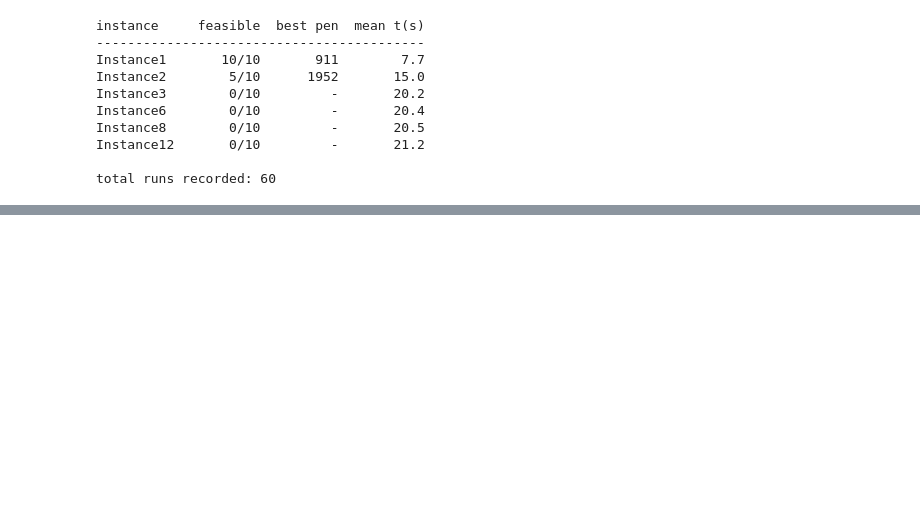
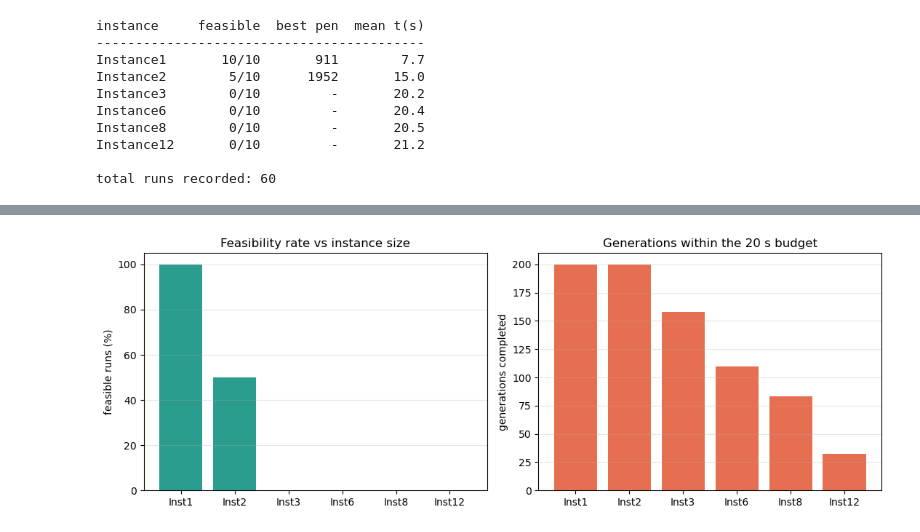
Before and after one commit to DhammikaKekulawala/IT5082_Optimization_Methods_Programming__Assignment, a Jupyter notebook: 02_ga.ipynb, the cells around one changed output, grey strips where cells are left out. Saved outputs shown, nothing was run; the diff lists cells and outputs as text; code cells hidden in the pictures; blank space fills up the shorter version.

Commit message:
Add GA convergence, box plots and sensitivity study

```diff
--- a/02_ga.ipynb
+++ b/02_ga.ipynb
@@ -493,9 +493,10 @@ Instance3 (best-known 1001): penalty = 3653, feasible = False
 
 The frozen configuration is run on six instances (1, 2, 3, 6, 8, 12) across 10 random seeds each (60 runs). Each run is given a wall-clock budget; larger instances stop at the budget and report the best roster found so far. One row per run is written to `results/ga_results.csv` with columns: instance, seed, penalty, hard-violation total, feasibility, runtime, generations completed, and the time at which the best solution first came within 5% of the best-known value (blank if it never did).
 # %%
-import csv, time
+import csv, time, os
 
 BEST_KNOWN = {1: 607, 2: 828, 3: 1001, 6: 1950, 8: 1300, 12: 4040}
+NUMS = [1, 2, 3, 6, 8, 12]
 
 
 def run_ga_experiments(nums, seeds, params, max_seconds, out_csv):
@@ -520,6 +521,10 @@ def run_ga_experiments(nums, seeds, params, max_seconds, out_csv):
     print("saved", out_csv)
 
 
-NUMS = [1, 2, 3, 6, 8, 12]
-run_ga_experiments(NUMS, range(10), GA_PARAMS, max_seconds=20, out_csv="results/ga_results.csv")
+# Run the experiments only when the results file is absent, so re-executing the
+# notebook for the analysis below does not repeat the (slow) 60-run sweep.
+if os.path.exists("results/ga_results.csv"):
+    print("results/ga_results.csv already exists; skipping experiments (delete the file to re-run).")
+else:
+    run_ga_experiments(NUMS, range(10), GA_PARAMS, max_seconds=20, out_csv="results/ga_results.csv")
 # %% [output]
@@ -551,0 +568,25 @@ total runs recorded: 60
+# %%
+# 5.1 Feasibility rate and generations completed against instance size
+import csv
+
+rows = list(csv.DictReader(open("results/ga_results.csv")))
+labels = [f"Inst{n}" for n in NUMS]
+feas_rate = [100 * sum(1 for x in rows if x["instance"] == f"Instance{n}" and x["feasible"] == "True") / 10
+             for n in NUMS]
+mean_gens = [np.mean([int(x["generations"]) for x in rows if x["instance"] == f"Instance{n}"]) for n in NUMS]
+
+fig, ax = plt.subplots(1, 2, figsize=(11, 4))
+ax[0].bar(labels, feas_rate, color="#2a9d8f")
+ax[0].set_ylabel("feasible runs (%)")
+ax[0].set_title("Feasibility rate vs instance size")
+ax[0].set_ylim(0, 105)
+ax[1].bar(labels, mean_gens, color="#e76f51")
+ax[1].set_ylabel("generations completed")
+ax[1].set_title("Generations within the 20 s budget")
+for a in ax:
+    a.grid(axis="y", alpha=0.3)
+plt.tight_layout()
+plt.savefig("results/ga_feasibility_scaling.png", dpi=200)
+plt.show()
+# %% [output]
+[figure, added]
```
Also changed, not shown: parts of 7 cells of this notebook, 4 other files.
